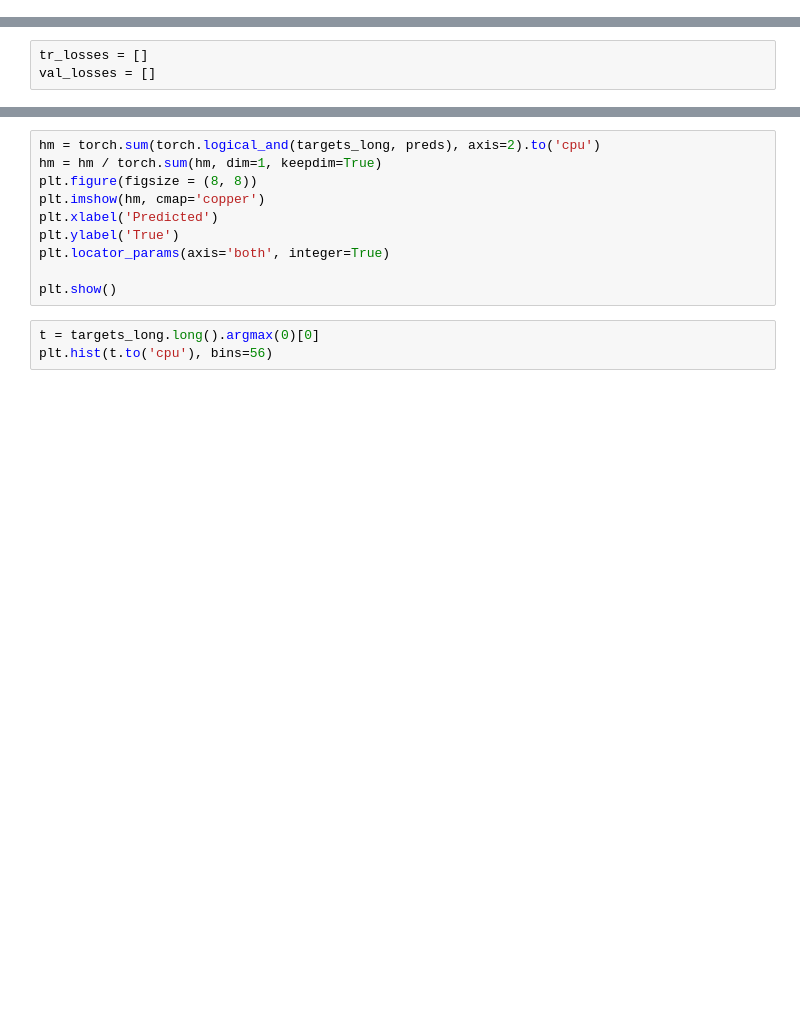
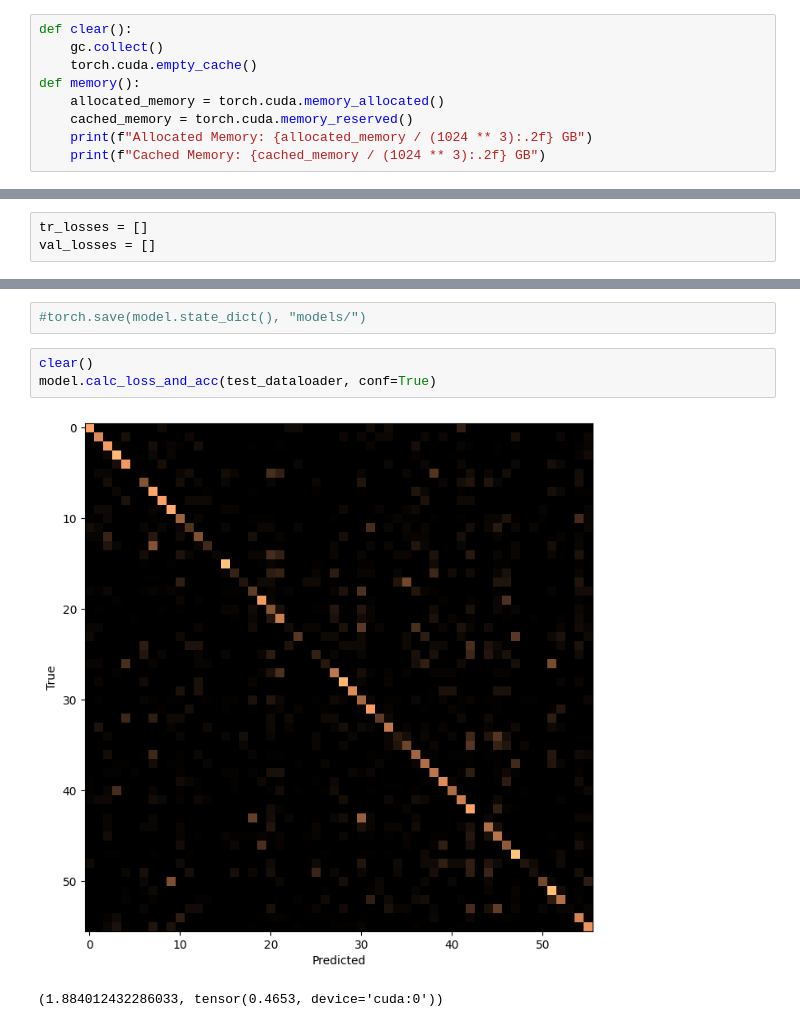
Before and after one commit to eronhorv/streetview, a Jupyter notebook: main.ipynb, the cells around one changed output, grey strips where cells are left out. Saved outputs shown, nothing was run; the diff lists cells and outputs as text; blank space fills up the shorter version.

```diff
--- a/main.ipynb
+++ b/main.ipynb
@@ -17,6 +17,15 @@ import torch.nn.functional as F
 import torch.optim as optim
 import torchsummary
 import torchvision.models as models
+# %%
+def clear():
+    gc.collect()
+    torch.cuda.empty_cache()
+def memory():
+    allocated_memory = torch.cuda.memory_allocated()
+    cached_memory = torch.cuda.memory_reserved()
+    print(f"Allocated Memory: {allocated_memory / (1024 ** 3):.2f} GB")
+    print(f"Cached Memory: {cached_memory / (1024 ** 3):.2f} GB")
 # %%
 os.environ['CUDA_LAUNCH_BLOCKING'] = "1"
 if torch.cuda.is_available():
@@ -282,14 +267,9 @@ NameError: name 'targets_long' is not defined
-# %%
-hm = torch.sum(torch.logical_and(targets_long, preds), axis=2).to('cpu')
-hm = hm / torch.sum(hm, dim=1, keepdim=True)
-plt.figure(figsize = (8, 8))
-plt.imshow(hm, cmap='copper')
-plt.xlabel('Predicted')
-plt.ylabel('True')
-plt.locator_params(axis='both', integer=True)
-
-plt.show()
-# %%
-t = targets_long.long().argmax(0)[0]
-plt.hist(t.to('cpu'), bins=56)
+# %%
+#torch.save(model.state_dict(), "models/")
+# %%
+clear()
+model.calc_loss_and_acc(test_dataloader, conf=True)
+# %% [output]
+[figure, added]
+(1.884012432286033, tensor(0.4653, device='cuda:0'))
 # %%
```
Also changed, not shown: parts of 32 cells of this notebook, 3 other files.
